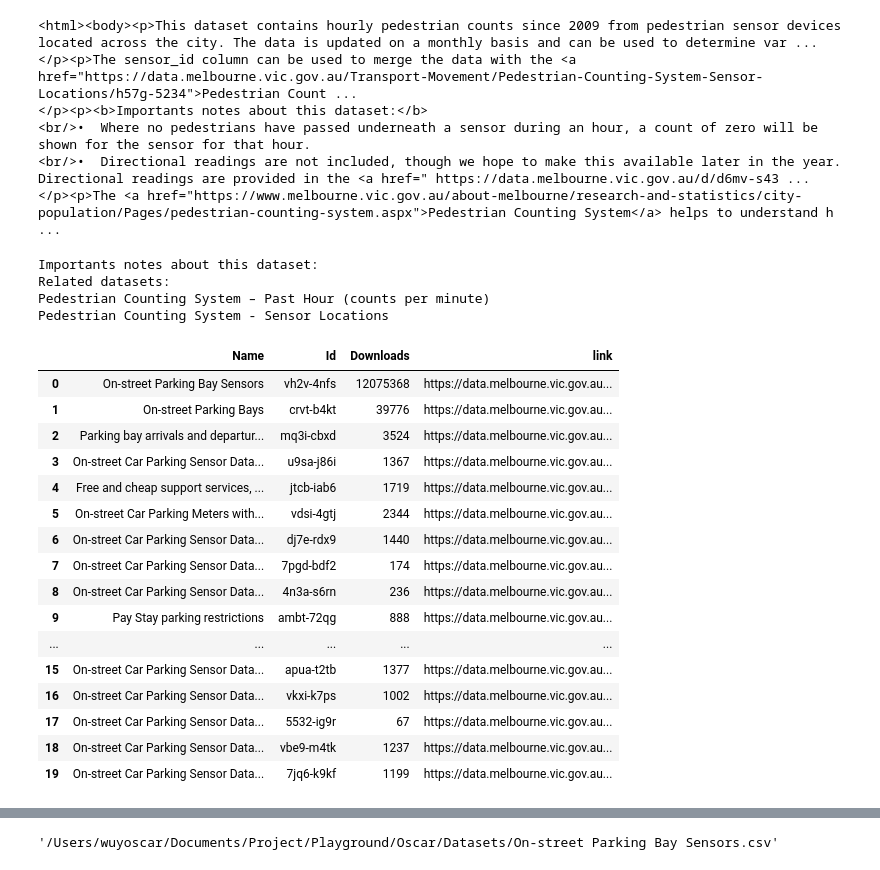
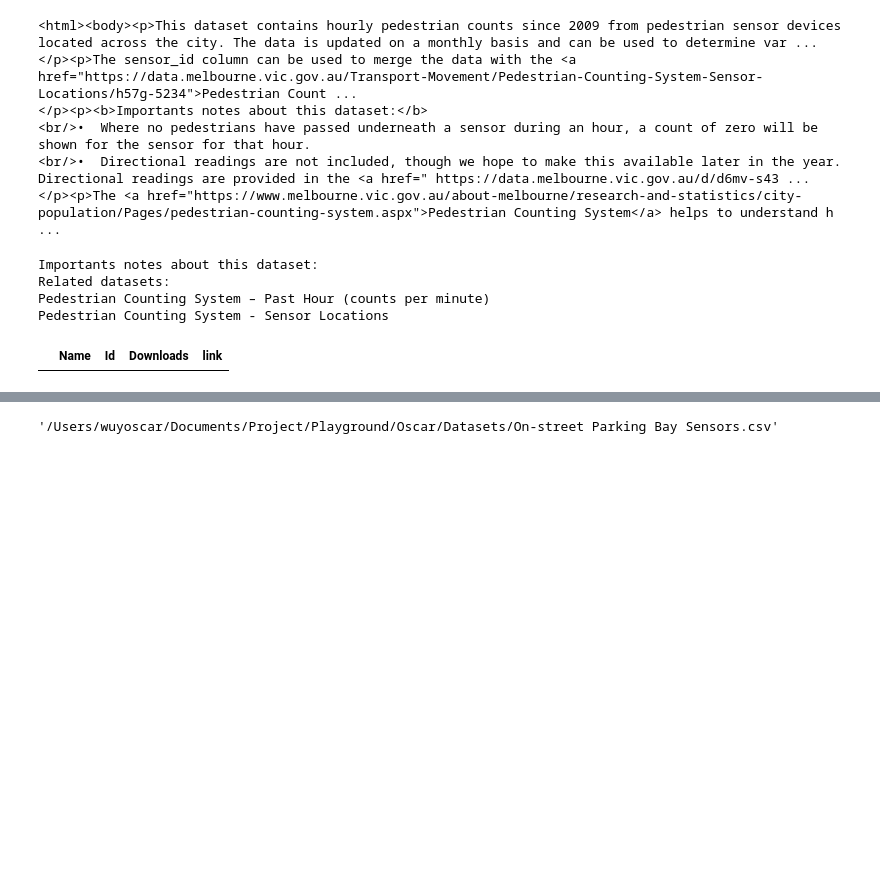
Before and after one commit to Chameleon-company/MOP, a Jupyter notebook: Oscar/example.ipynb, the cells around one changed output, grey strips where cells are left out. Saved outputs shown, nothing was run; the diff lists cells and outputs as text; code cells hidden in the pictures; blank space fills up the shorter version.

```diff
--- a/Oscar/example.ipynb
+++ b/Oscar/example.ipynb
@@ -127,25 +127,9 @@ Related datasets:
 Pedestrian Counting System – Past Hour (counts per minute)
 Pedestrian Counting System - Sensor Locations
 # %%
-deakin.keyword_search('parking')
+deakin.keyword_search('4r4z-6w9u')
 # %% [output]
 |  | Name | Id | Downloads | link |
-| 0 | On-street Parking Bay Sensors | vh2v-4nfs | 12075368 | https://data.melbourne.vic.gov.au... |
-| 1 | On-street Parking Bays | crvt-b4kt | 39776 | https://data.melbourne.vic.gov.au... |
-| 2 | Parking bay arrivals and departur... | mq3i-cbxd | 3524 | https://data.melbourne.vic.gov.au... |
-| 3 | On-street Car Parking Sensor Data... | u9sa-j86i | 1367 | https://data.melbourne.vic.gov.au... |
-| 4 | Free and cheap support services, ... | jtcb-iab6 | 1719 | https://data.melbourne.vic.gov.au... |
-| 5 | On-street Car Parking Meters with... | vdsi-4gtj | 2344 | https://data.melbourne.vic.gov.au... |
-| 6 | On-street Car Parking Sensor Data... | dj7e-rdx9 | 1440 | https://data.melbourne.vic.gov.au... |
-| 7 | On-street Car Parking Sensor Data... | 7pgd-bdf2 | 174 | https://data.melbourne.vic.gov.au... |
-| 8 | On-street Car Parking Sensor Data... | 4n3a-s6rn | 236 | https://data.melbourne.vic.gov.au... |
-| 9 | Pay Stay parking restrictions | ambt-72qg | 888 | https://data.melbourne.vic.gov.au... |
-| ... | ... | ... | ... | ... |
-| 15 | On-street Car Parking Sensor Data... | apua-t2tb | 1377 | https://data.melbourne.vic.gov.au... |
-| 16 | On-street Car Parking Sensor Data... | vkxi-k7ps | 1002 | https://data.melbourne.vic.gov.au... |
-| 17 | On-street Car Parking Sensor Data... | 5532-ig9r | 67 | https://data.melbourne.vic.gov.au... |
-| 18 | On-street Car Parking Sensor Data... | vbe9-m4tk | 1237 | https://data.melbourne.vic.gov.au... |
-| 19 | On-street Car Parking Sensor Data... | 7jq6-k9kf | 1199 | https://data.melbourne.vic.gov.au... |
 # %%
 import pandas as pd
 result  =client.get_all('vh2v-4nfs')
```
Also changed, not shown: parts of 6 cells of this notebook, 3 other files.
